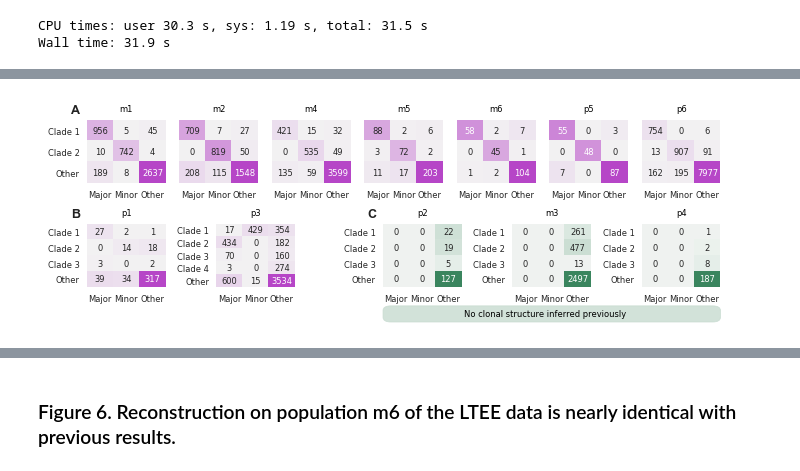
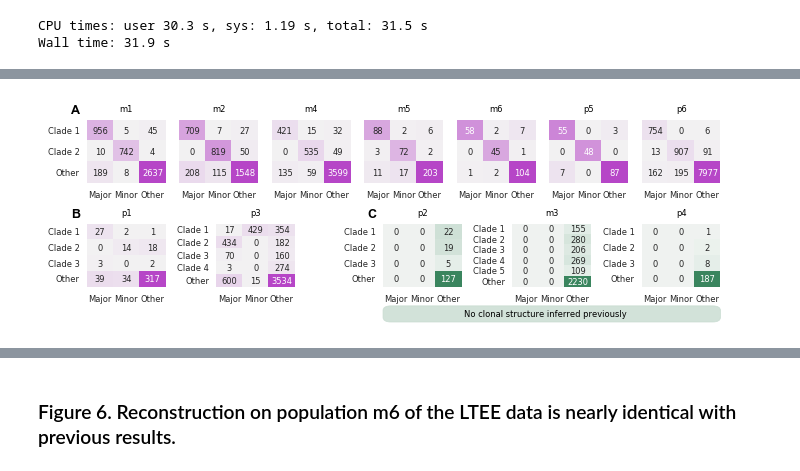
Before and after one commit to bartonlab/paper-clonal-dynamics, a Jupyter notebook: figures.ipynb, the cells around one changed output, grey strips where cells are left out. Saved outputs shown, nothing was run; the diff lists cells and outputs as text; code cells hidden in the pictures.

```diff
--- a/figures.ipynb
+++ b/figures.ipynb
@@ -198,3 +221,13 @@ rec_70_122 = LH.reconstruct_for_a_period(pop, 70, 122, debug=False, verbose=Fals
 # %% [output]
 CPU times: user 30.3 s, sys: 1.19 s, total: 31.5 s
 Wall time: 31.9 s
+# %%
+%%time
+reload()
+recs = {}
+pop = 'm3'
+tStart, T = 0, 122
+tSplit1, tSplit2 = 95, 105
+recs[(tStart, tSplit1)] = LH.reconstruct_for_a_period(pop, tStart, tSplit1, debug=False, verbose=False, plot=False)
+recs[(tSplit1, tSplit2)] = LH.reconstruct_for_a_period(pop, tSplit1, tSplit2, debug=False, verbose=False, plot=False)
+recs[(tSplit2, T)] = LH.reconstruct_for_a_period(pop, tSplit2, T, debug=False, verbose=False, plot=False)
@@ -201,7 +237,9 @@ Wall time: 31.9 s
 # %%
+%%time
 reload()
 FIG.plot_figure_identities_LTEE(LH.populations,
-    reconstructions, LH.data, rec1=rec_0_70, rec2=rec_70_122,
+    reconstructions, LH.data, rec1_p3=rec_0_70, rec2_p3=rec_70_122,
+    rec1_m3=recs[(tStart, tSplit1)], rec2_m3=recs[(tSplit1, tSplit2)], rec3_m3=recs[(tSplit2, T)],
     save_file=FIG_DIR + "/fig-identities-LTEE-with-horizontal-text-new-p3-two-periods.pdf")
 # %% [output]
-[figure, old version]
+[figure, new version]
```
Also changed, not shown: parts of 36 cells of this notebook, 1 other file.
